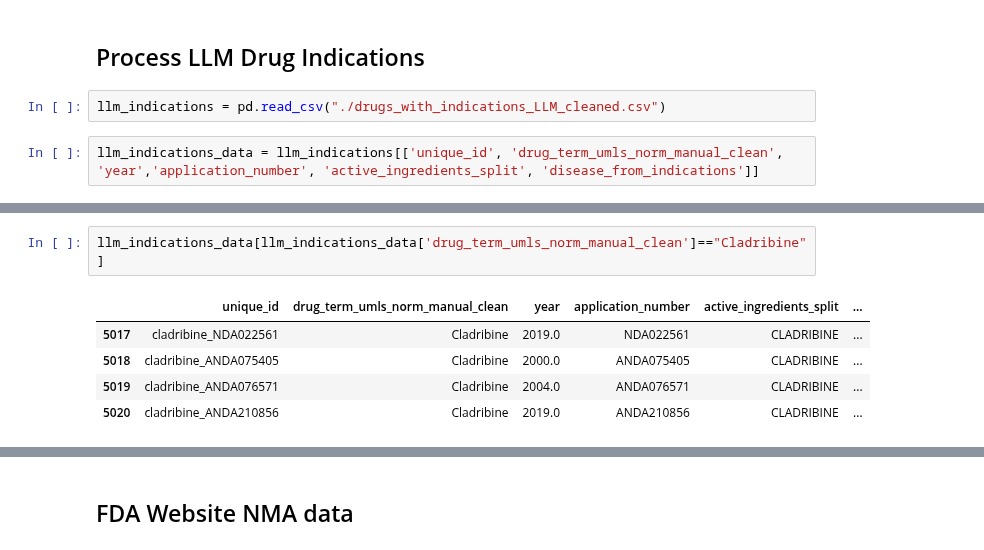
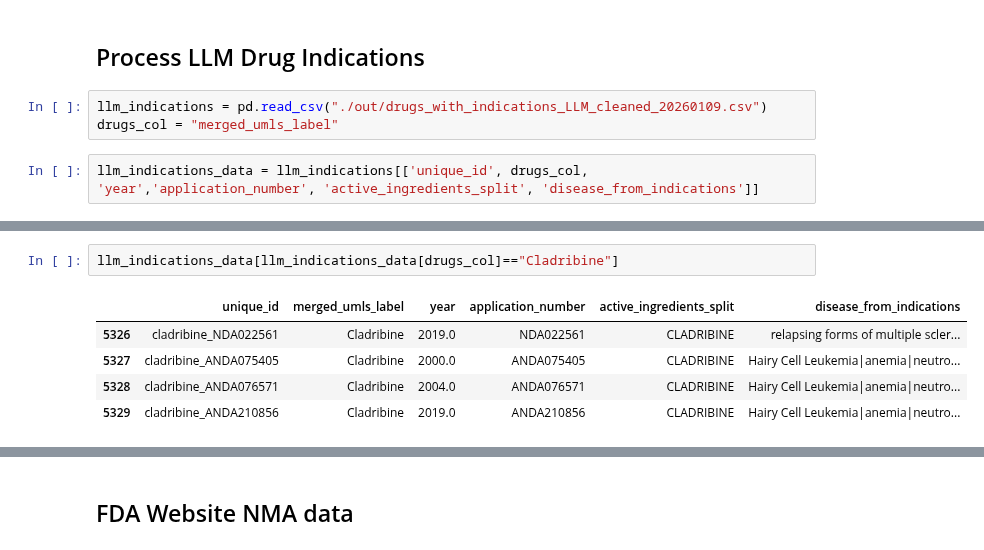
Before and after one commit to Ineichen-Group/Preclinical_DrugDisease_Translation_Pipeline, a Jupyter notebook: 10_drug_disease_translation_analysis/FDA_05_Process_Indications.ipynb, the cells around one changed output, grey strips where cells are left out. Saved outputs shown, nothing was run; the diff lists cells and outputs as text.

```diff
--- a/10_drug_disease_translation_analysis/FDA_05_Process_Indications.ipynb
+++ b/10_drug_disease_translation_analysis/FDA_05_Process_Indications.ipynb
@@ -8,9 +8,10 @@ import matplotlib.pyplot as plt
 # %% [markdown]
 ## Process LLM Drug Indications
 # %%
-llm_indications = pd.read_csv("./drugs_with_indications_LLM_cleaned.csv")
+llm_indications = pd.read_csv("./out/drugs_with_indications_LLM_cleaned_20260109.csv")
+drugs_col = "merged_umls_label"
 # %%
-llm_indications_data = llm_indications[['unique_id', 'drug_term_umls_norm_manual_clean', 'year','application_number', 'active_ingredients_split', 'disease_from_indications']]
+llm_indications_data = llm_indications[['unique_id', drugs_col, 'year','application_number', 'active_ingredients_split', 'disease_from_indications']]
 # %%
 llm_indications_data
 # %% [output]
@@ -30,11 +31,11 @@ llm_indications_data
 # %%
-llm_indications_data[llm_indications_data['drug_term_umls_norm_manual_clean']=="Cladribine"]
+llm_indications_data[llm_indications_data[drugs_col]=="Cladribine"]
 # %% [output]
-|  | unique_id | drug_term_umls_norm_manual_clean | year | application_number | active_ingredients_split | ... |
-| 5017 | cladribine_NDA022561 | Cladribine | 2019.0 | NDA022561 | CLADRIBINE | ... |
-| 5018 | cladribine_ANDA075405 | Cladribine | 2000.0 | ANDA075405 | CLADRIBINE | ... |
-| 5019 | cladribine_ANDA076571 | Cladribine | 2004.0 | ANDA076571 | CLADRIBINE | ... |
-| 5020 | cladribine_ANDA210856 | Cladribine | 2019.0 | ANDA210856 | CLADRIBINE | ... |
+|  | unique_id | merged_umls_label | year | application_number | active_ingredients_split | disease_from_indications |
+| 5326 | cladribine_NDA022561 | Cladribine | 2019.0 | NDA022561 | CLADRIBINE | relapsing forms of multiple scler... |
+| 5327 | cladribine_ANDA075405 | Cladribine | 2000.0 | ANDA075405 | CLADRIBINE | Hairy Cell Leukemia|anemia|neutro... |
+| 5328 | cladribine_ANDA076571 | Cladribine | 2004.0 | ANDA076571 | CLADRIBINE | Hairy Cell Leukemia|anemia|neutro... |
+| 5329 | cladribine_ANDA210856 | Cladribine | 2019.0 | ANDA210856 | CLADRIBINE | Hairy Cell Leukemia|anemia|neutro... |
 # %%
 #1. Split disease list into one row per disease
 df_expanded = (
```
Also changed, not shown: parts of 4 cells of this notebook, 4 other files.
